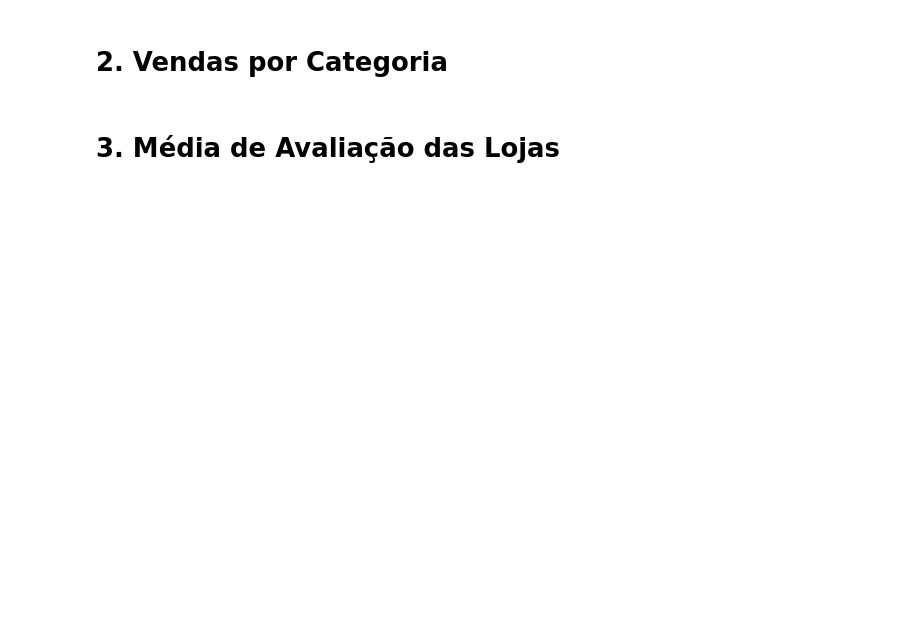
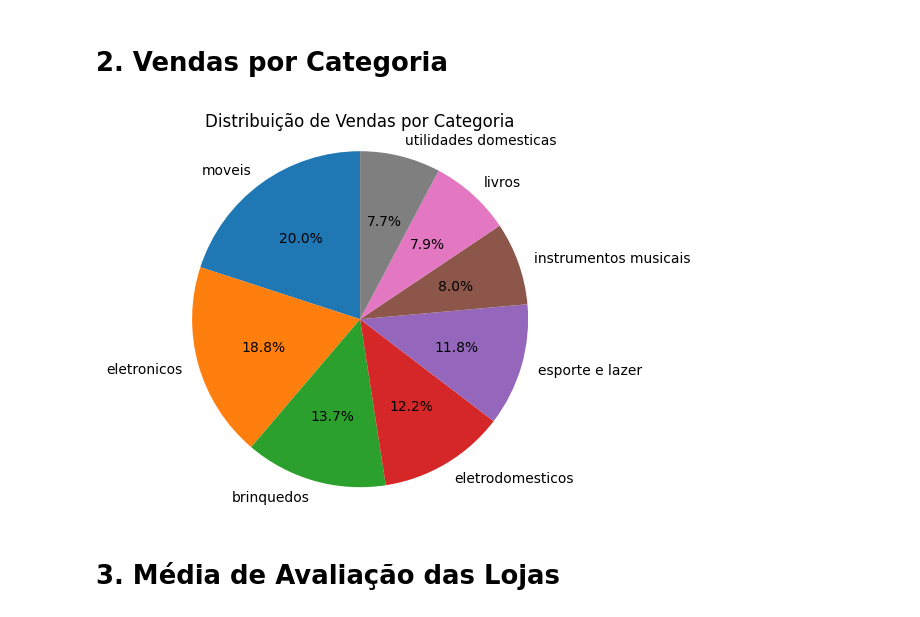
Before and after one commit to mateunix/Challenge_Alura_Store, a Jupyter notebook: AluraStoreBrasil.ipynb, the cells around one changed output. Saved outputs shown, nothing was run; the diff lists cells and outputs as text; code cells hidden in the pictures; blank space fills up the shorter version.

```diff
--- a/AluraStoreBrasil.ipynb
+++ b/AluraStoreBrasil.ipynb
@@ -45,2 +73,19 @@ NameError: name 'faturamento' is not defined
+# %%
+# Contagem de vendas por categoria
+vendas_categoria = dados['Categoria do Produto'].value_counts()
+
+plt.figure()
+plt.pie(
+    vendas_categoria,
+    labels=vendas_categoria.index,
+    autopct='%1.1f%%',
+    startangle=90
+)
+
+plt.title('Distribuição de Vendas por Categoria')
+plt.axis('equal')  # Garante formato circular
+plt.show()
+# %% [output]
+[figure, added]
 # %% [markdown]
 # 3. Média de Avaliação das Lojas
```
Also changed, not shown: parts of 12 cells of this notebook.
